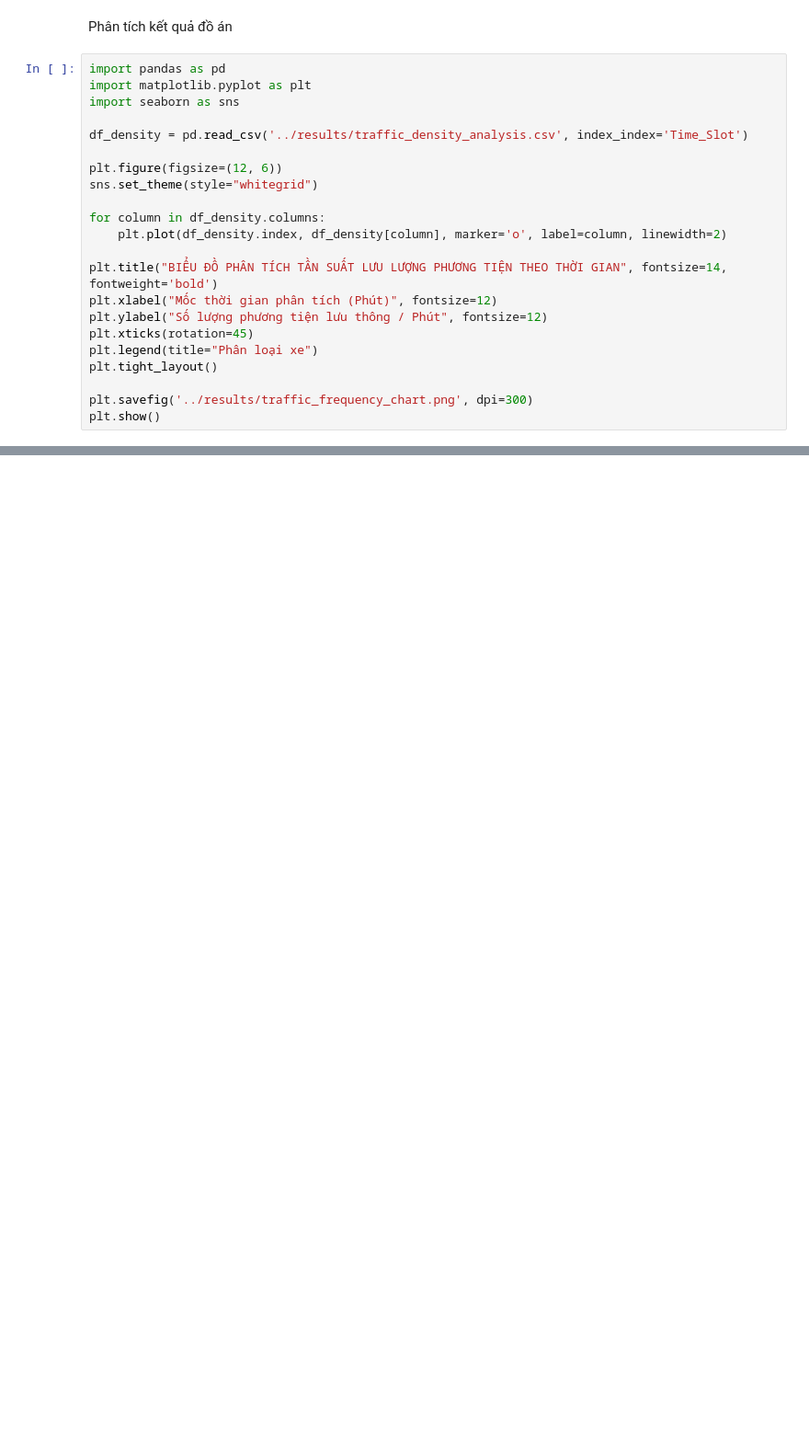
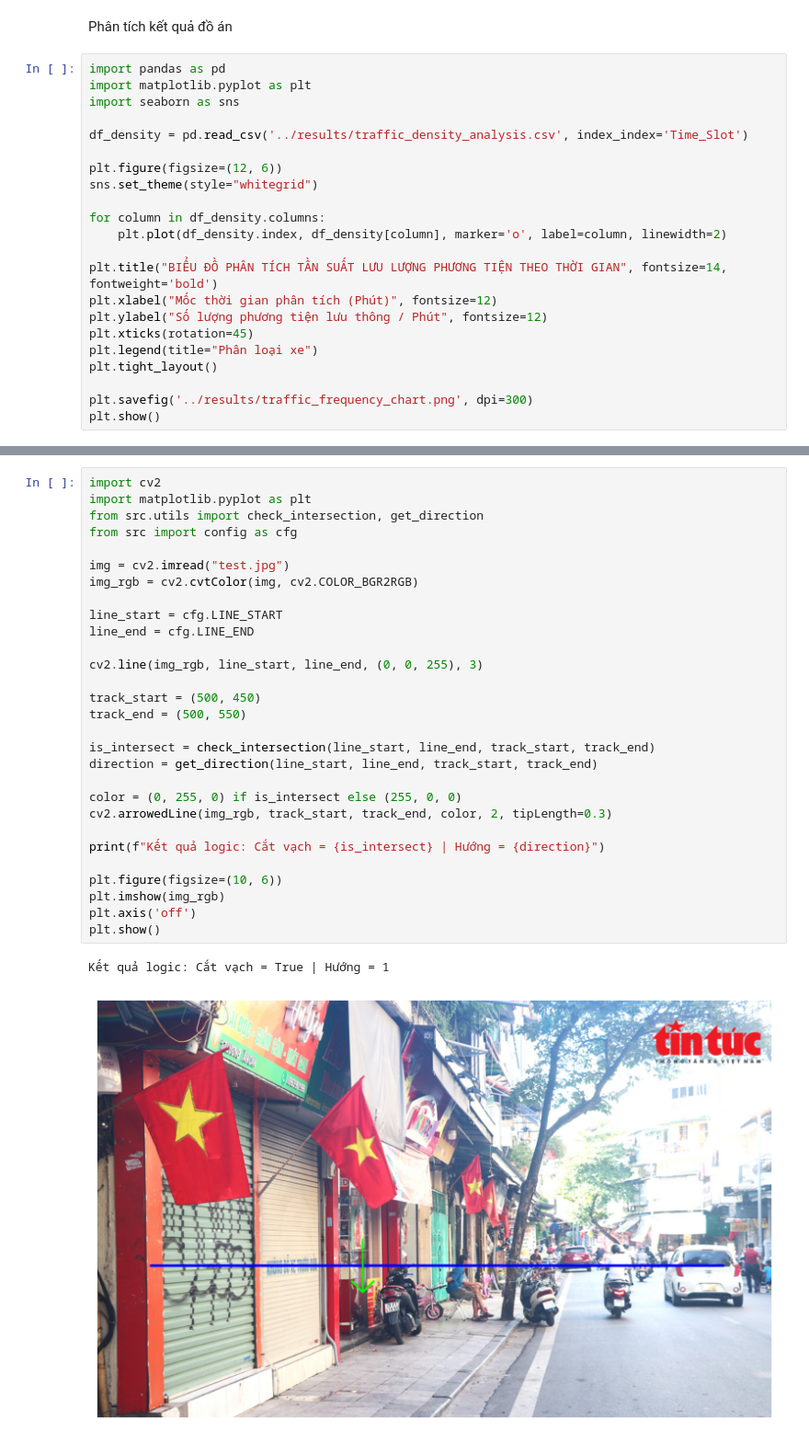
Before and after one commit to nguyenhoangkhang-2010/vehicle-detection-model, a Jupyter notebook: notebooks/visualize_data.ipynb, the cells around one changed output, grey strips where cells are left out. Shown at 92% size. Drawn from its saved outputs; the diff is of its cells as text; blank space fills up the shorter version.

Commit message:
test dataset in visualize notebooks

```diff
--- a/notebooks/visualize_data.ipynb
+++ b/notebooks/visualize_data.ipynb
@@ -53,0 +34,32 @@ plt.show()
+# %%
+import cv2
+import matplotlib.pyplot as plt
+from src.utils import check_intersection, get_direction
+from src import config as cfg
+
+img = cv2.imread("test.jpg")
+img_rgb = cv2.cvtColor(img, cv2.COLOR_BGR2RGB)
+
+line_start = cfg.LINE_START
+line_end = cfg.LINE_END
+
+cv2.line(img_rgb, line_start, line_end, (0, 0, 255), 3)
+
+track_start = (500, 450)
+track_end = (500, 550)
+
+is_intersect = check_intersection(line_start, line_end, track_start, track_end)
+direction = get_direction(line_start, line_end, track_start, track_end)
+
+color = (0, 255, 0) if is_intersect else (255, 0, 0)
+cv2.arrowedLine(img_rgb, track_start, track_end, color, 2, tipLength=0.3)
+
+print(f"Kết quả logic: Cắt vạch = {is_intersect} | Hướng = {direction}")
+
+plt.figure(figsize=(10, 6))
+plt.imshow(img_rgb)
+plt.axis('off')
+plt.show()
+# %% [output]
+Kết quả logic: Cắt vạch = True | Hướng = 1
+[figure, added]
```
Also changed, not shown: parts of 6 cells of this notebook, 2 other files.
